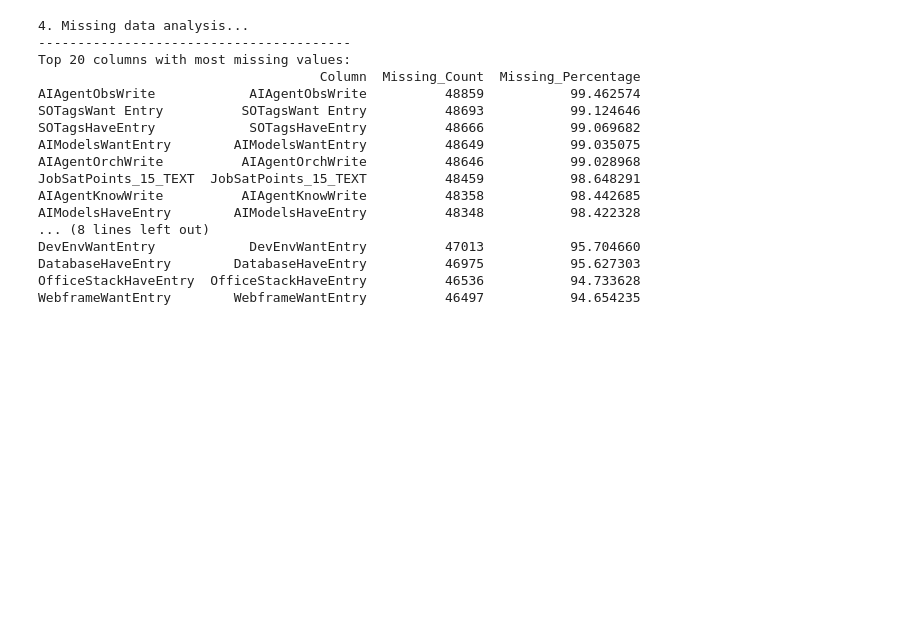
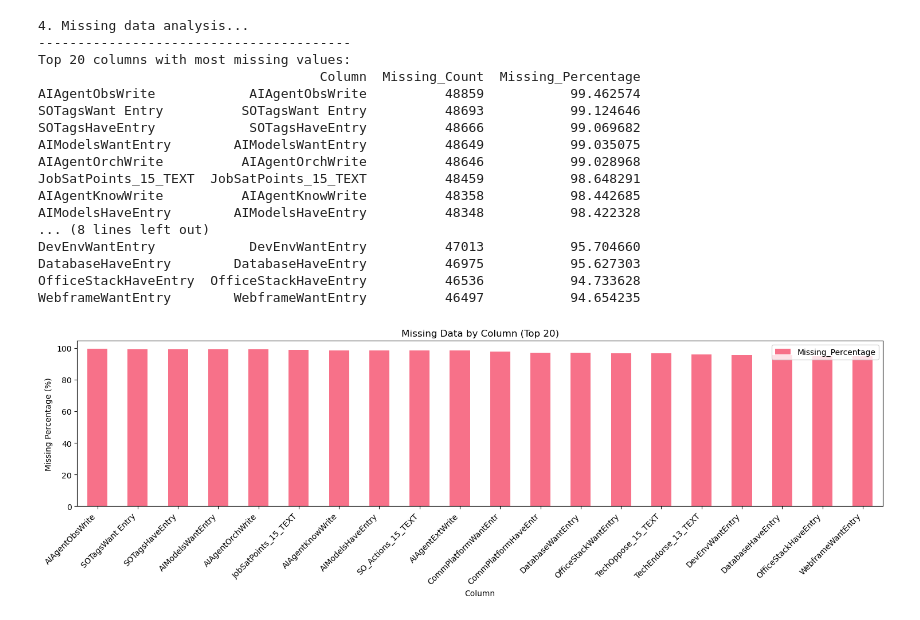
Before and after one commit to dmarcano11/udacity-dsnd-project-1, a Jupyter notebook: notebooks/01_exploratory_data_analysis.ipynb, the cells around one changed output. Saved outputs shown, nothing was run; the diff lists cells and outputs as text; code cells hidden in the pictures; blank space fills up the shorter version.

```diff
--- a/notebooks/01_exploratory_data_analysis.ipynb
+++ b/notebooks/01_exploratory_data_analysis.ipynb
@@ -114,3 +114,15 @@ DevEnvWantEntry            DevEnvWantEntry          47013           95.704660
 DatabaseHaveEntry        DatabaseHaveEntry          46975           95.627303
 OfficeStackHaveEntry  OfficeStackHaveEntry          46536           94.733628
 WebframeWantEntry        WebframeWantEntry          46497           94.654235
+# %%
+# Visualize missing data
+plt.figure(figsize=(15, 8))
+plt.subplot(2, 1, 1)
+missing_df.head(20).plot(x='Column', y='Missing_Percentage', kind='bar',
+                         title='Missing Data by Column (Top 20)', ax=plt.gca())
+plt.xticks(rotation=45, ha='right')
+plt.ylabel('Missing Percentage (%)')
+plt.tight_layout()
+plt.show()
+# %% [output]
+[figure, added]
```
Also changed, not shown: parts of 4 cells of this notebook.
